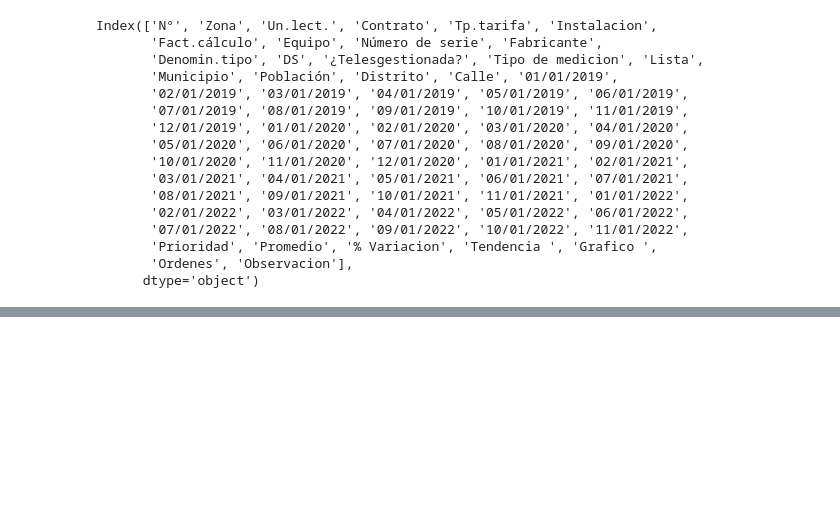
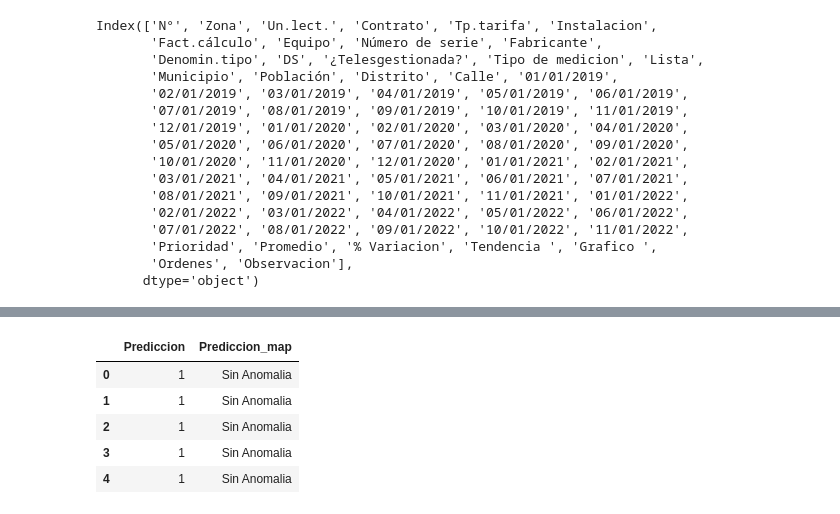
Before and after one commit to napo1998delsur/fraudes_grandes_clientes, a Jupyter notebook: eda/suministrosindustriales copy.ipynb, the cells around one changed output, grey strips where cells are left out. Cells and saved outputs as stored; diff of their text form; code cells hidden in the pictures; blank space fills up the shorter version.

```diff
--- a/eda/suministrosindustriales copy.ipynb
+++ b/eda/suministrosindustriales copy.ipynb
@@ -403,0 +480,9 @@ if_y_pred_class[if_y_pred<np.percentile(if_y_pred,95)]=0
+# %%
+pred_df.head()
+# %% [output]
+|  | Prediccion | Prediccion_map |
+| 0 | 1 | Sin Anomalia |
+| 1 | 1 | Sin Anomalia |
+| 2 | 1 | Sin Anomalia |
+| 3 | 1 | Sin Anomalia |
+| 4 | 1 | Sin Anomalia |
```
Also changed, not shown: parts of 23 cells of this notebook, 7 other files.
